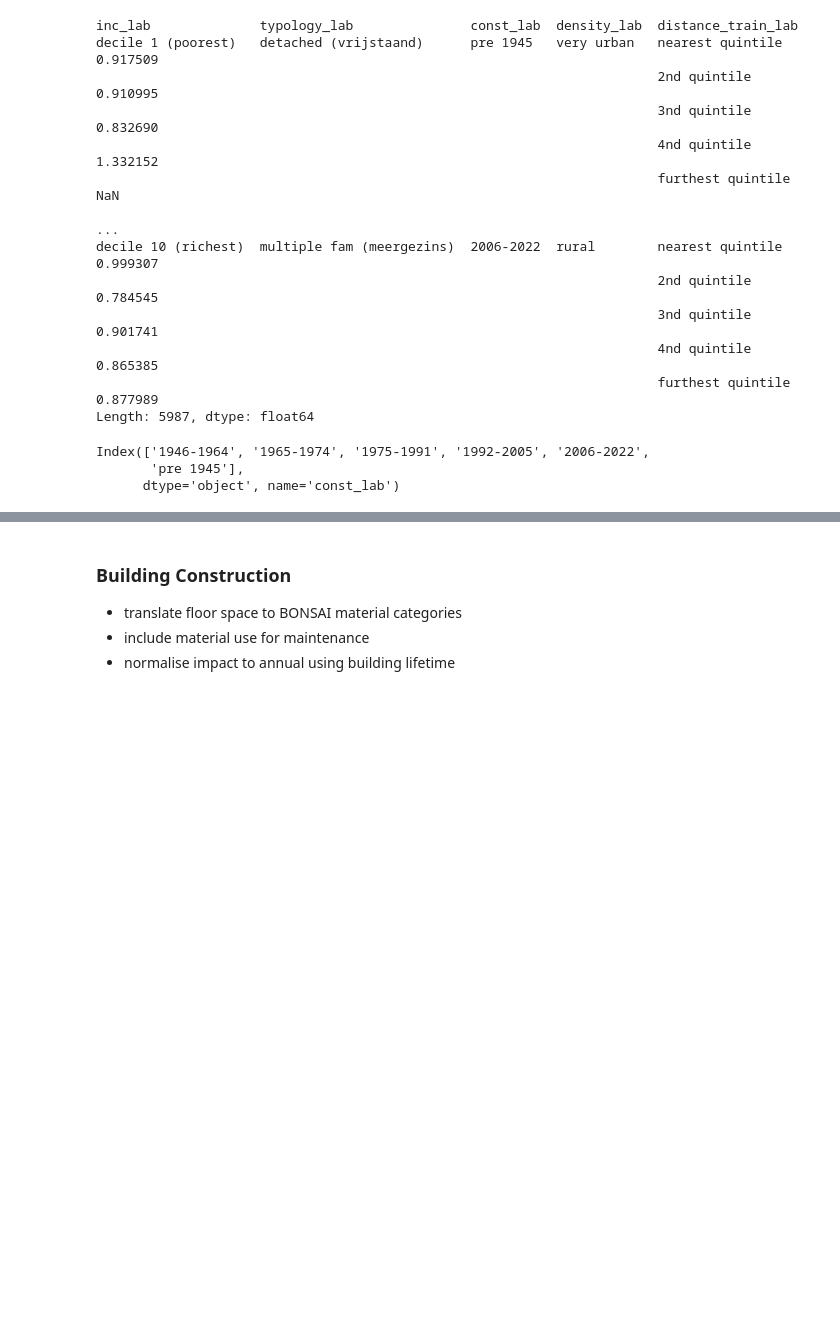
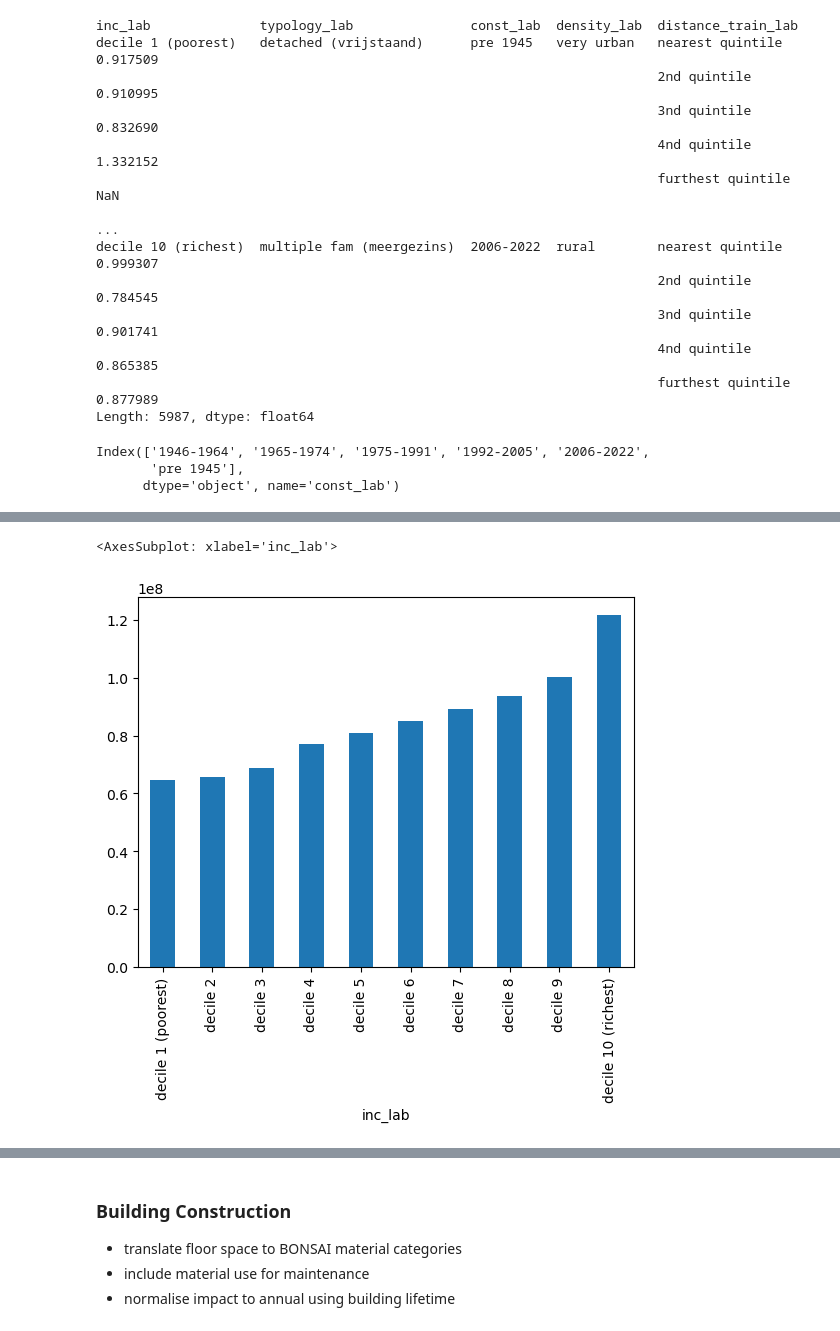
Before and after one commit to MiraVos/housing-footprints, a Jupyter notebook: footprints_main.ipynb, the cells around one changed output, grey strips where cells are left out. Cells and saved outputs as stored; diff of their text form; code cells hidden in the pictures; blank space fills up the shorter version.

```diff
--- a/footprints_main.ipynb
+++ b/footprints_main.ipynb
@@ -112,0 +131,8 @@ Index(['1946-1964', '1965-1974', '1975-1991', '1992-2005', '2006-2022',
+# %%
+use_m2_total_inc.plot(kind='bar') # total floor area in each group
+"""interpretation: highest income group occupies almost 2 times as much space as lowest income group;
+    question: but why does this not show in per capita results???"""
+#TODO: change to hourglass plot
+# %% [output]
+<AxesSubplot: xlabel='inc_lab'>
+[figure, added]
```
Also changed, not shown: parts of 13 cells of this notebook.
